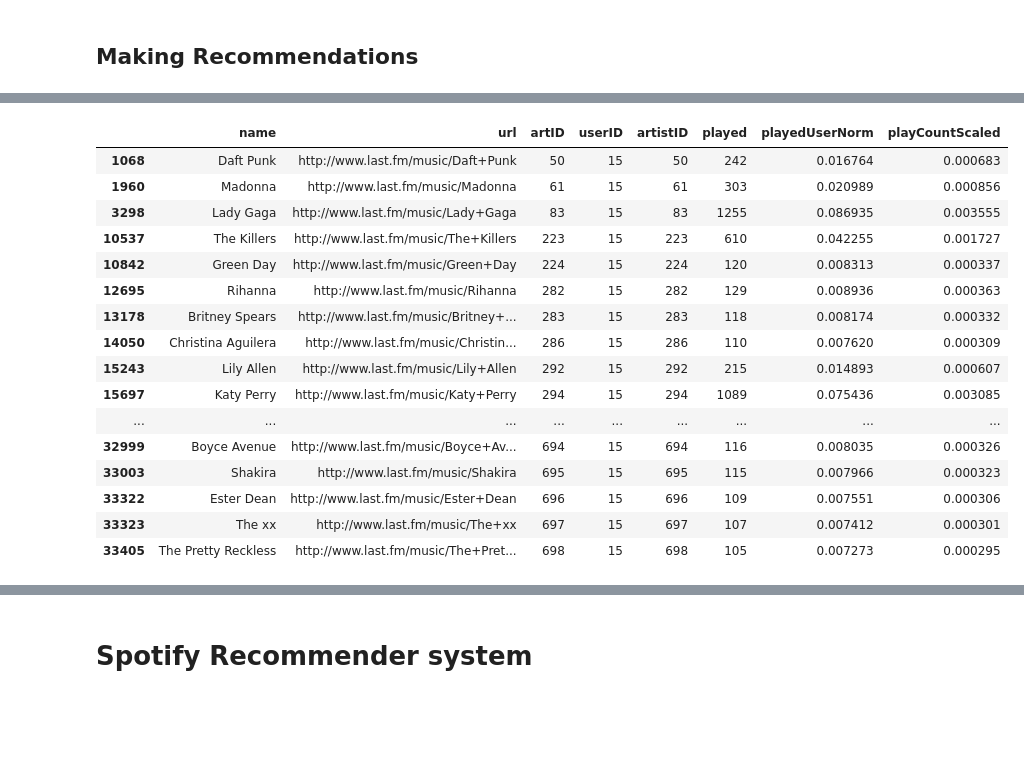
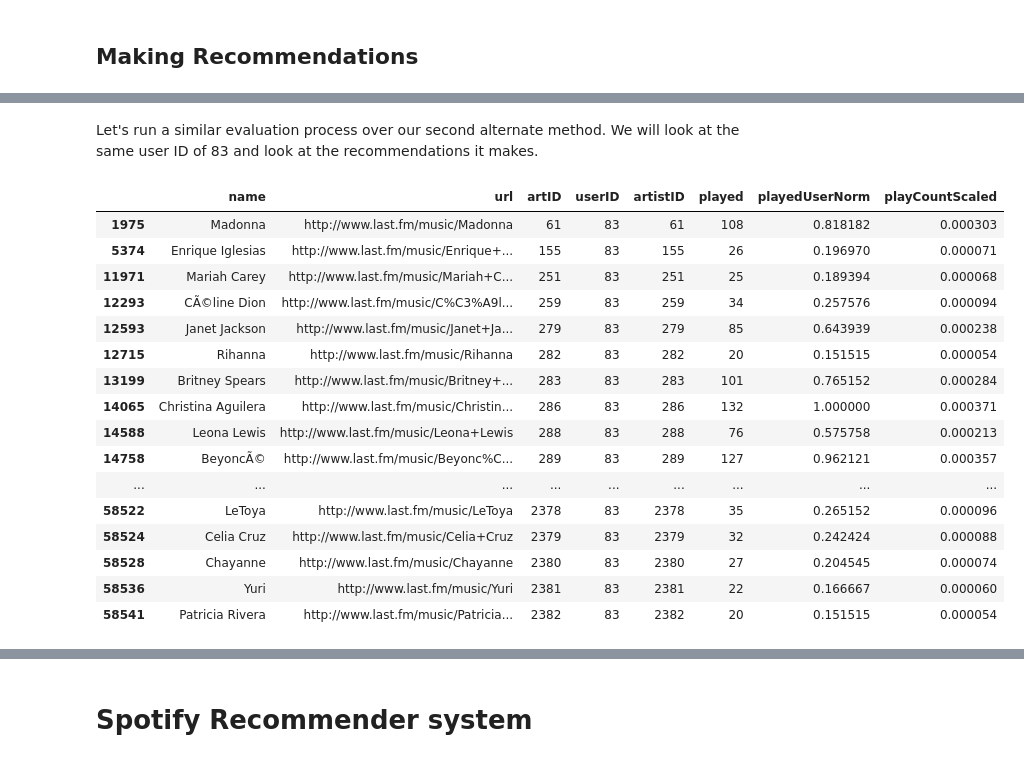
Before and after one commit to kiansweeney11/Ca4015-final-assignment, a Jupyter notebook: recommender.ipynb, the cells around one changed output, grey strips where cells are left out. Drawn from its saved outputs; the diff is of its cells as text; code cells hidden in the pictures; blank space fills up the shorter version.

```diff
--- a/recommender.ipynb
+++ b/recommender.ipynb
@@ -1682,20 +1775,22 @@ create_artist_ratings(df, predictions_index, rating_predictions)
+# %% [markdown]
+Let's run a similar evaluation process over our second alternate method. We will look at the same user ID of 83 and look at the recommendations it makes.
 # %%
-played[played['userID'] == 15]
+played[played['userID'] == 83]
 # %% [output]
 |  | name | url | artID | userID | artistID | played | playedUserNorm | playCountScaled |
-| 1068 | Daft Punk | http://www.last.fm/music/Daft+Punk | 50 | 15 | 50 | 242 | 0.016764 | 0.000683 |
-| 1960 | Madonna | http://www.last.fm/music/Madonna | 61 | 15 | 61 | 303 | 0.020989 | 0.000856 |
-| 3298 | Lady Gaga | http://www.last.fm/music/Lady+Gaga | 83 | 15 | 83 | 1255 | 0.086935 | 0.003555 |
-| 10537 | The Killers | http://www.last.fm/music/The+Killers | 223 | 15 | 223 | 610 | 0.042255 | 0.001727 |
-| 10842 | Green Day | http://www.last.fm/music/Green+Day | 224 | 15 | 224 | 120 | 0.008313 | 0.000337 |
-| 12695 | Rihanna | http://www.last.fm/music/Rihanna | 282 | 15 | 282 | 129 | 0.008936 | 0.000363 |
-| 13178 | Britney Spears | http://www.last.fm/music/Britney+... | 283 | 15 | 283 | 118 | 0.008174 | 0.000332 |
-| 14050 | Christina Aguilera | http://www.last.fm/music/Christin... | 286 | 15 | 286 | 110 | 0.007620 | 0.000309 |
-| 15243 | Lily Allen | http://www.last.fm/music/Lily+Allen | 292 | 15 | 292 | 215 | 0.014893 | 0.000607 |
-| 15697 | Katy Perry | http://www.last.fm/music/Katy+Perry | 294 | 15 | 294 | 1089 | 0.075436 | 0.003085 |
+| 1975 | Madonna | http://www.last.fm/music/Madonna | 61 | 83 | 61 | 108 | 0.818182 | 0.000303 |
+| 5374 | Enrique Iglesias | http://www.last.fm/music/Enrique+... | 155 | 83 | 155 | 26 | 0.196970 | 0.000071 |
+| 11971 | Mariah Carey | http://www.last.fm/music/Mariah+C... | 251 | 83 | 251 | 25 | 0.189394 | 0.000068 |
+| 12293 | CÃ©line Dion | http://www.last.fm/music/C%C3%A9l... | 259 | 83 | 259 | 34 | 0.257576 | 0.000094 |
+| 12593 | Janet Jackson | http://www.last.fm/music/Janet+Ja... | 279 | 83 | 279 | 85 | 0.643939 | 0.000238 |
+| 12715 | Rihanna | http://www.last.fm/music/Rihanna | 282 | 83 | 282 | 20 | 0.151515 | 0.000054 |
+| 13199 | Britney Spears | http://www.last.fm/music/Britney+... | 283 | 83 | 283 | 101 | 0.765152 | 0.000284 |
+| 14065 | Christina Aguilera | http://www.last.fm/music/Christin... | 286 | 83 | 286 | 132 | 1.000000 | 0.000371 |
+| 14588 | Leona Lewis | http://www.last.fm/music/Leona+Lewis | 288 | 83 | 288 | 76 | 0.575758 | 0.000213 |
+| 14758 | BeyoncÃ© | http://www.last.fm/music/Beyonc%C... | 289 | 83 | 289 | 127 | 0.962121 | 0.000357 |
 | ... | ... | ... | ... | ... | ... | ... | ... | ... |
-| 32999 | Boyce Avenue | http://www.last.fm/music/Boyce+Av... | 694 | 15 | 694 | 116 | 0.008035 | 0.000326 |
-| 33003 | Shakira | http://www.last.fm/music/Shakira | 695 | 15 | 695 | 115 | 0.007966 | 0.000323 |
-| 33322 | Ester Dean | http://www.last.fm/music/Ester+Dean | 696 | 15 | 696 | 109 | 0.007551 | 0.000306 |
-| 33323 | The xx | http://www.last.fm/music/The+xx | 697 | 15 | 697 | 107 | 0.007412 | 0.000301 |
-| 33405 | The Pretty Reckless | http://www.last.fm/music/The+Pret... | 698 | 15 | 698 | 105 | 0.007273 | 0.000295 |
+| 58522 | LeToya | http://www.last.fm/music/LeToya | 2378 | 83 | 2378 | 35 | 0.265152 | 0.000096 |
+| 58524 | Celia Cruz | http://www.last.fm/music/Celia+Cruz | 2379 | 83 | 2379 | 32 | 0.242424 | 0.000088 |
+| 58528 | Chayanne | http://www.last.fm/music/Chayanne | 2380 | 83 | 2380 | 27 | 0.204545 | 0.000074 |
+| 58536 | Yuri | http://www.last.fm/music/Yuri | 2381 | 83 | 2381 | 22 | 0.166667 | 0.000060 |
+| 58541 | Patricia Rivera | http://www.last.fm/music/Patricia... | 2382 | 83 | 2382 | 20 | 0.151515 | 0.000054 |
```
Also changed, not shown: parts of 86 cells of this notebook.
